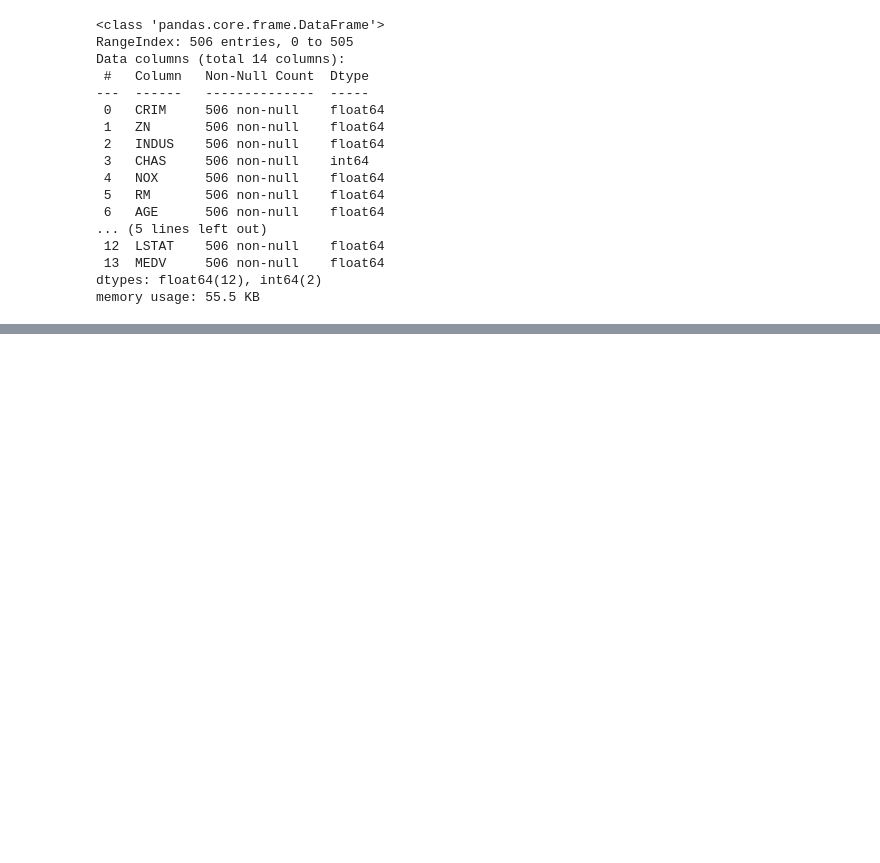
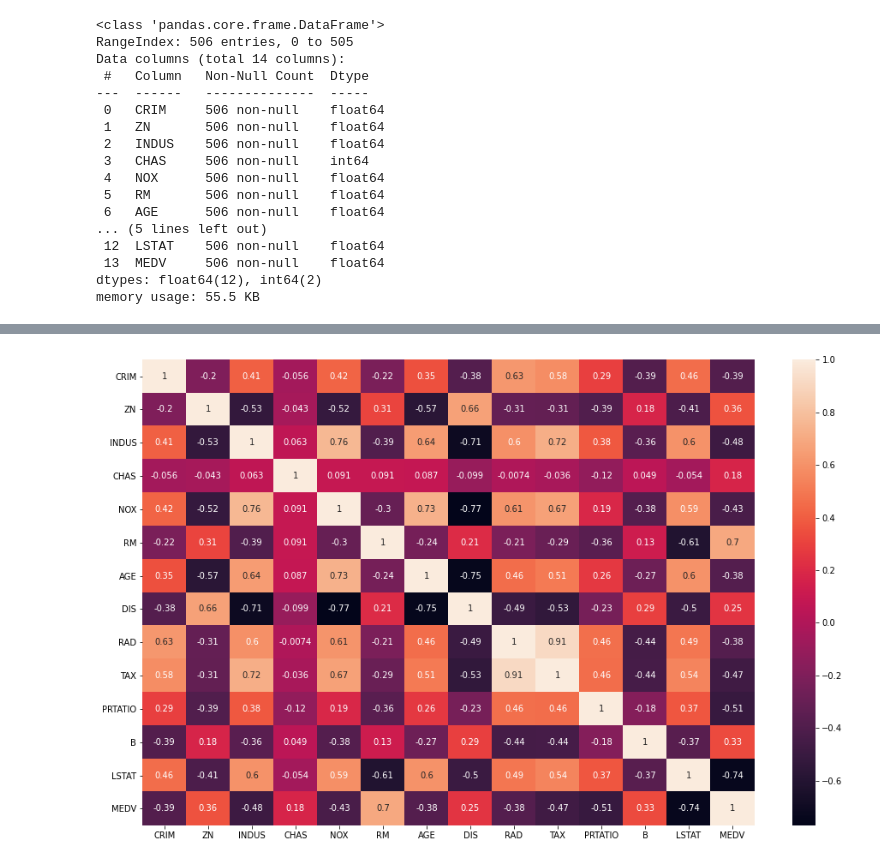
Before and after one commit to nkroker/bostonHousePricing, a Jupyter notebook: BostonHousingPrices.ipynb, the cells around one changed output, grey strips where cells are left out. Drawn from its saved outputs; the diff is of its cells as text; code cells hidden in the pictures; blank space fills up the shorter version.

```diff
--- a/BostonHousingPrices.ipynb
+++ b/BostonHousingPrices.ipynb
@@ -89,0 +120,6 @@ plt.show()
+# %%
+plt.figure(figsize=(16,10))
+sns.heatmap(df.corr(), annot=True)
+plt.show()
+# %% [output]
+[figure, added]
```
Also changed, not shown: parts of 6 cells of this notebook.
